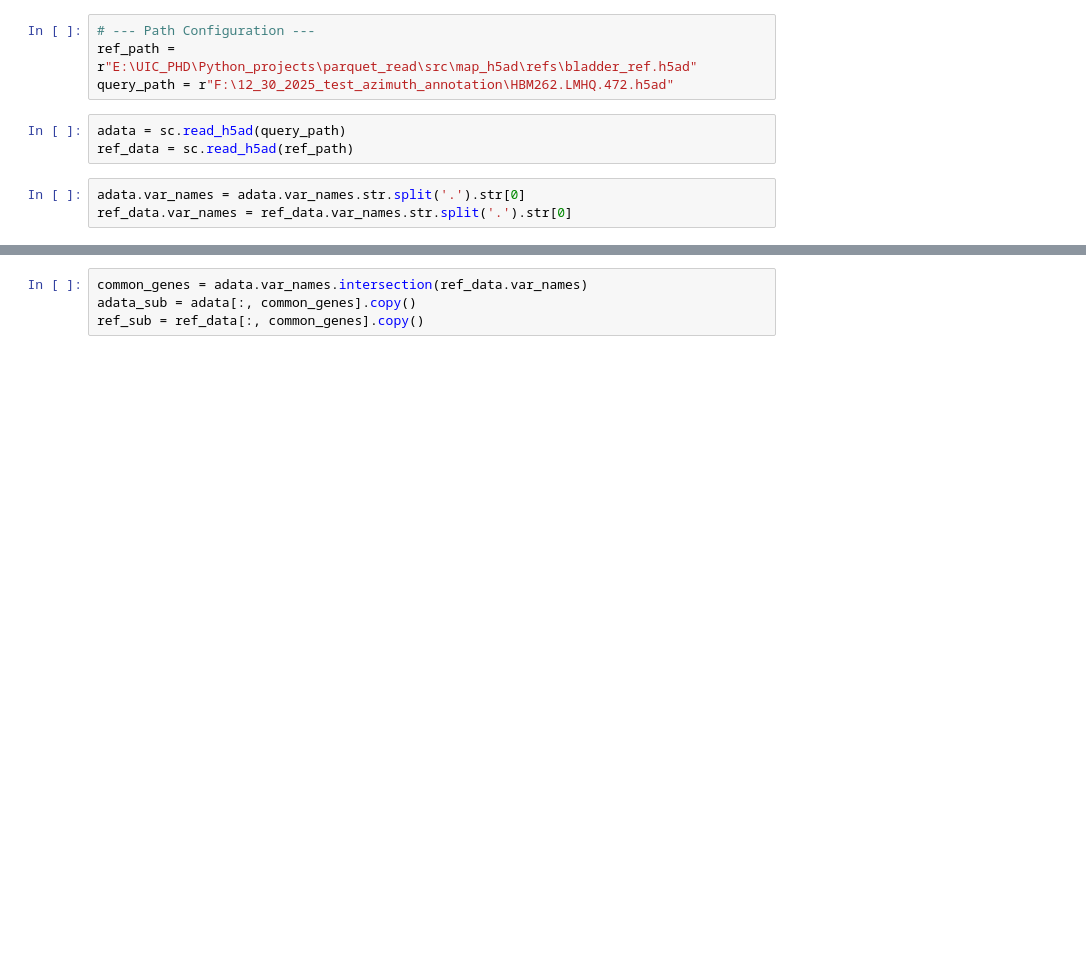
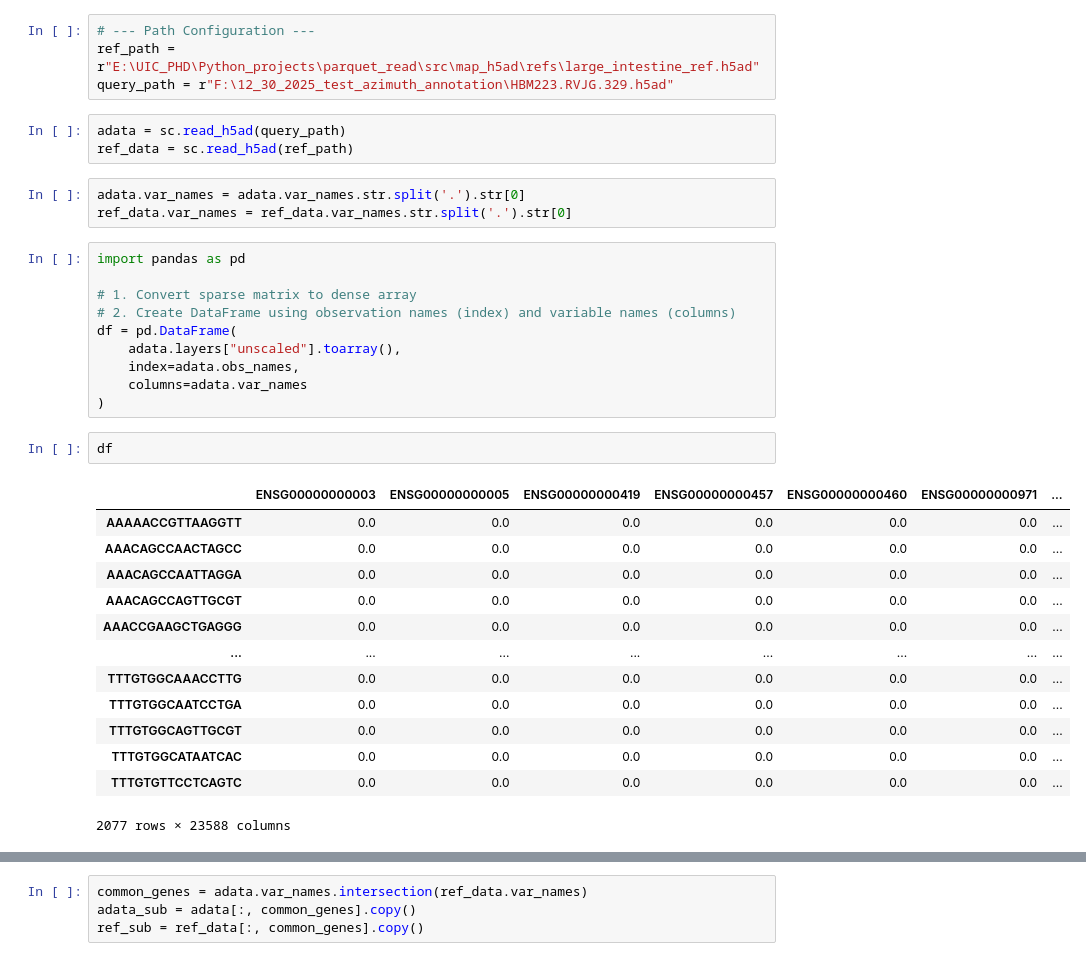
Before and after one commit to ChangLiu23UIC/h5ad_to_matriviz, a Jupyter notebook: src/map_h5ad/map_with_ref_h5ad.ipynb, the cells around one changed output, grey strips where cells are left out. Saved outputs shown, nothing was run; the diff lists cells and outputs as text; blank space fills up the shorter version.

```diff
--- a/src/map_h5ad/map_with_ref_h5ad.ipynb
+++ b/src/map_h5ad/map_with_ref_h5ad.ipynb
@@ -8,11 +8,37 @@ from sklearn.metrics import classification_report
 import scvi
 # %%
 # --- Path Configuration ---
-ref_path = r"E:\UIC_PHD\Python_projects\parquet_read\src\map_h5ad\refs\bladder_ref.h5ad"
-query_path = r"F:\12_30_2025_test_azimuth_annotation\HBM262.LMHQ.472.h5ad"
+ref_path = r"E:\UIC_PHD\Python_projects\parquet_read\src\map_h5ad\refs\large_intestine_ref.h5ad"
+query_path = r"F:\12_30_2025_test_azimuth_annotation\HBM223.RVJG.329.h5ad"
 # %%
 adata = sc.read_h5ad(query_path)
 ref_data = sc.read_h5ad(ref_path)
 # %%
 adata.var_names = adata.var_names.str.split('.').str[0]
 ref_data.var_names = ref_data.var_names.str.split('.').str[0]
+# %%
+import pandas as pd
+
+# 1. Convert sparse matrix to dense array
+# 2. Create DataFrame using observation names (index) and variable names (columns)
+df = pd.DataFrame(
+    adata.layers["unscaled"].toarray(),
+    index=adata.obs_names,
+    columns=adata.var_names
+)
+# %%
+df
+# %% [output]
+|  | ENSG00000000003 | ENSG00000000005 | ENSG00000000419 | ENSG00000000457 | ENSG00000000460 | ENSG00000000971 | ... |
+| AAAAACCGTTAAGGTT | 0.0 | 0.0 | 0.0 | 0.0 | 0.0 | 0.0 | ... |
+| AAACAGCCAACTAGCC | 0.0 | 0.0 | 0.0 | 0.0 | 0.0 | 0.0 | ... |
+| AAACAGCCAATTAGGA | 0.0 | 0.0 | 0.0 | 0.0 | 0.0 | 0.0 | ... |
+| AAACAGCCAGTTGCGT | 0.0 | 0.0 | 0.0 | 0.0 | 0.0 | 0.0 | ... |
+| AAACCGAAGCTGAGGG | 0.0 | 0.0 | 0.0 | 0.0 | 0.0 | 0.0 | ... |
+| ... | ... | ... | ... | ... | ... | ... | ... |
+| TTTGTGGCAAACCTTG | 0.0 | 0.0 | 0.0 | 0.0 | 0.0 | 0.0 | ... |
+| TTTGTGGCAATCCTGA | 0.0 | 0.0 | 0.0 | 0.0 | 0.0 | 0.0 | ... |
+| TTTGTGGCAGTTGCGT | 0.0 | 0.0 | 0.0 | 0.0 | 0.0 | 0.0 | ... |
+| TTTGTGGCATAATCAC | 0.0 | 0.0 | 0.0 | 0.0 | 0.0 | 0.0 | ... |
+| TTTGTGTTCCTCAGTC | 0.0 | 0.0 | 0.0 | 0.0 | 0.0 | 0.0 | ... |
+2077 rows × 23588 columns
```
Also changed, not shown: parts of 6 cells of this notebook, 1 other file.
